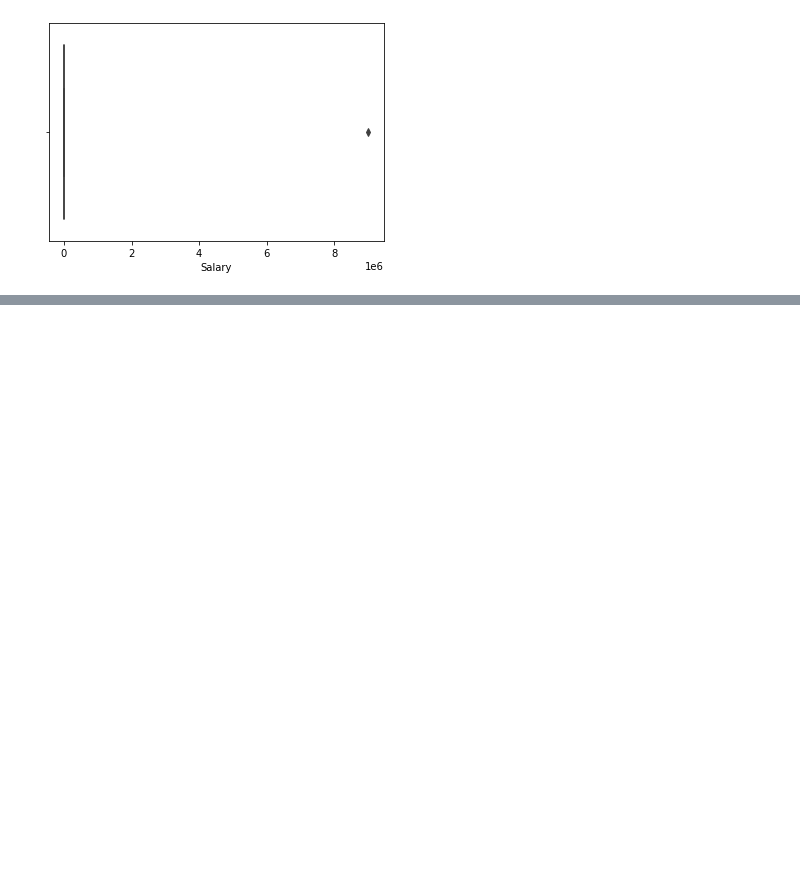
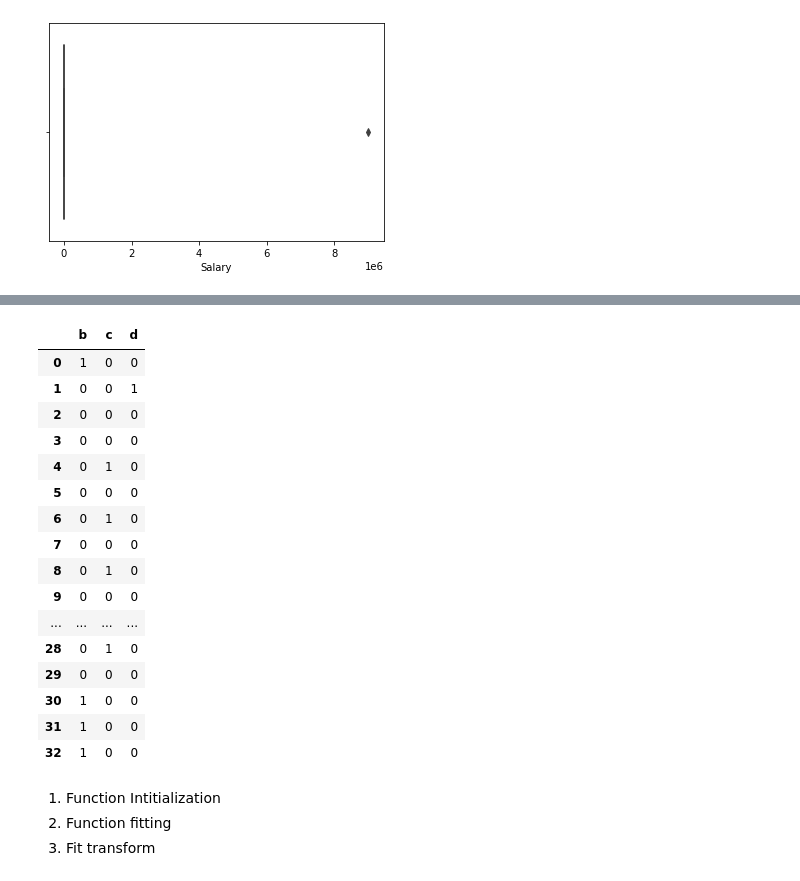
Before and after one commit to Laxminarayen/Datascience-Batch-22, a Jupyter notebook: 13. Data Preprocessing/Preprocessing.ipynb, the cells around one changed output, grey strips where cells are left out. Cells and saved outputs as stored; diff of their text form; code cells hidden in the pictures; blank space fills up the shorter version.

```diff
--- a/13. Data Preprocessing/Preprocessing.ipynb
+++ b/13. Data Preprocessing/Preprocessing.ipynb
@@ -260,0 +342,3 @@ sns.boxplot(data = data, x= 'Salary')
+# %%
+#Label encoding
+data['Company'] = data['Company'].astype('category')
@@ -260,0 +366,21 @@ sns.boxplot(data = data, x= 'Salary')
+# %%
+#Dummy variable encoding
+pd.get_dummies(data['Company'],drop_first=True) #Vectorization of non-numerical variables!
+# %% [output]
+|  | b | c | d |
+| 0 | 1 | 0 | 0 |
+| 1 | 0 | 0 | 1 |
+| 2 | 0 | 0 | 0 |
+| 3 | 0 | 0 | 0 |
+| 4 | 0 | 1 | 0 |
+| 5 | 0 | 0 | 0 |
+| 6 | 0 | 1 | 0 |
+| 7 | 0 | 0 | 0 |
+| 8 | 0 | 1 | 0 |
+| 9 | 0 | 0 | 0 |
+| ... | ... | ... | ... |
+| 28 | 0 | 1 | 0 |
+| 29 | 0 | 0 | 0 |
+| 30 | 1 | 0 | 0 |
+| 31 | 1 | 0 | 0 |
+| 32 | 1 | 0 | 0 |
@@ -260,0 +389,4 @@ sns.boxplot(data = data, x= 'Salary')
+# %% [markdown]
+1. Function Intitialization
+2. Function fitting
+3. Fit transform
```
Also changed, not shown: parts of 21 cells of this notebook.
